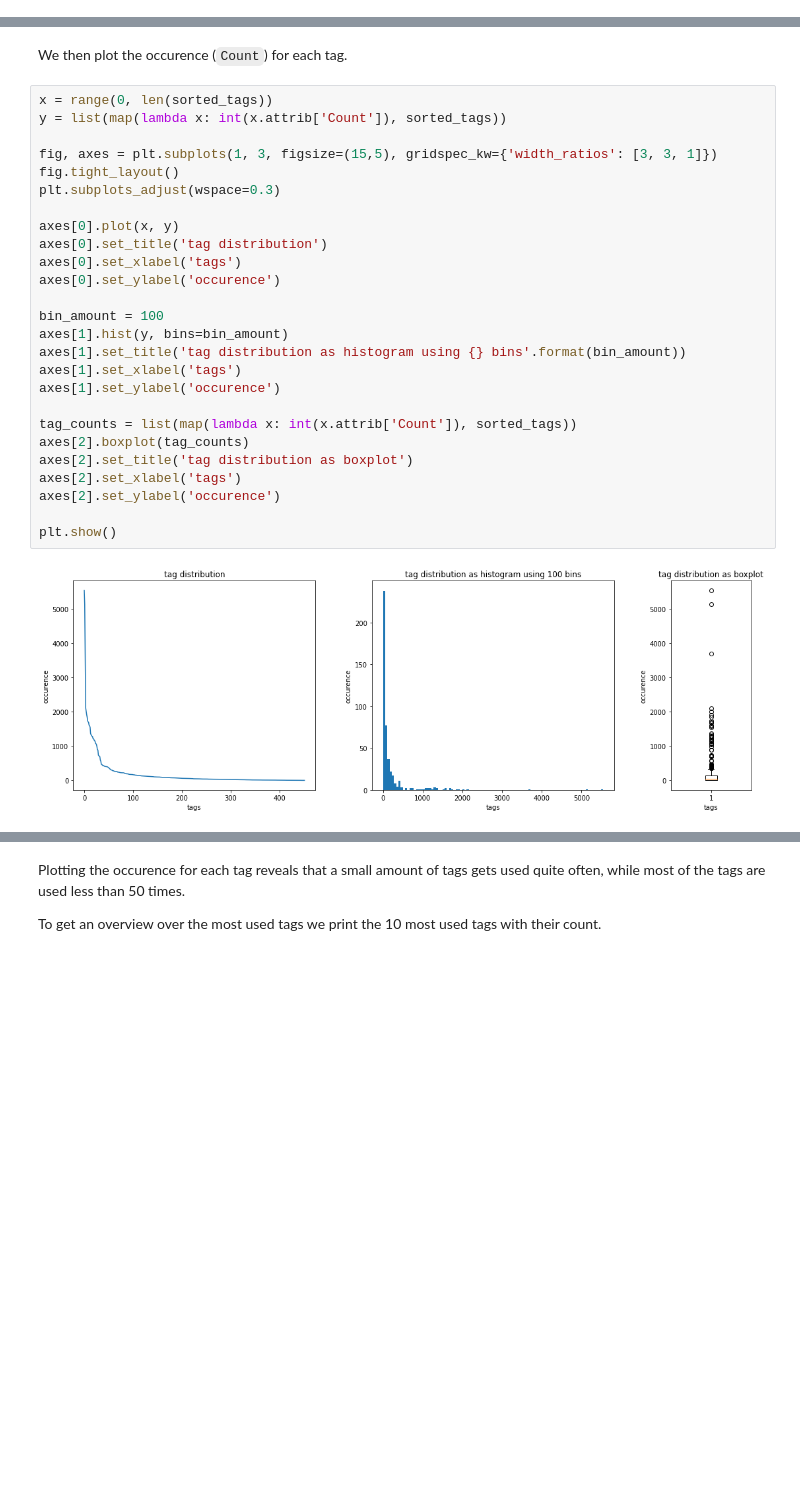
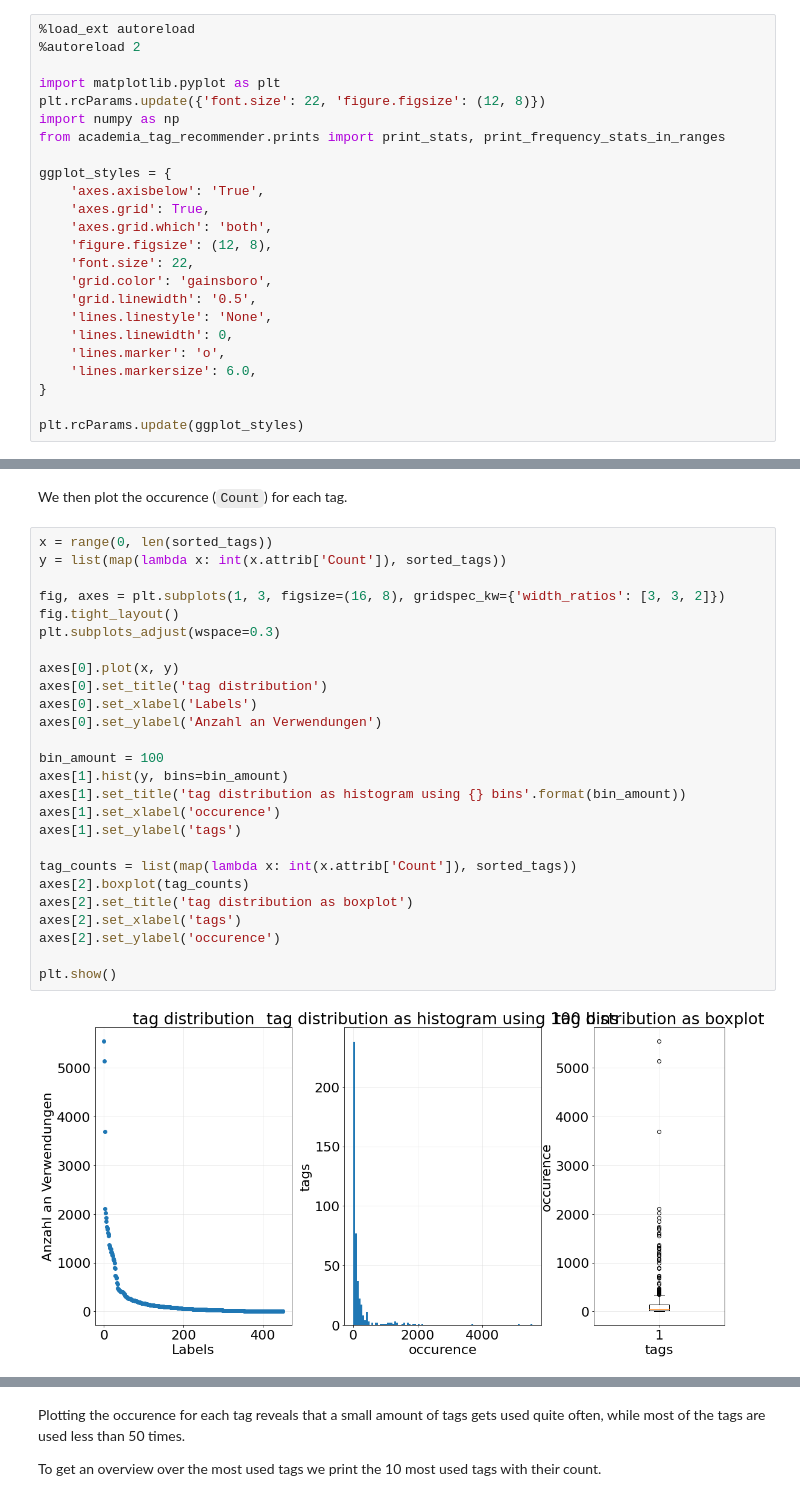
Before and after one commit to gefei-htw/academia_tag_recommender, a Jupyter notebook: notebooks/1.0-me-initial-data-exploration.ipynb, the cells around one changed output, grey strips where cells are left out. Saved outputs shown, nothing was run; the diff lists cells and outputs as text; blank space fills up the shorter version.

Commit message:
UPDATE(notebook 1): graph stylings

```diff
--- a/notebooks/1.0-me-initial-data-exploration.ipynb
+++ b/notebooks/1.0-me-initial-data-exploration.ipynb
@@ -20,3 +13,27 @@ from academia_tag_recommender.prints import print_stats, print_frequency_stats_i
+# %%
+%load_ext autoreload
+%autoreload 2
+
+import matplotlib.pyplot as plt
+plt.rcParams.update({'font.size': 22, 'figure.figsize': (12, 8)})
+import numpy as np
+from academia_tag_recommender.prints import print_stats, print_frequency_stats_in_ranges
+
+ggplot_styles = {
+    'axes.axisbelow': 'True',
+    'axes.grid': True,
+    'axes.grid.which': 'both',
+    'figure.figsize': (12, 8),
+    'font.size': 22,
+    'grid.color': 'gainsboro',
+    'grid.linewidth': '0.5',
+    'lines.linestyle': 'None',
+    'lines.linewidth': 0,
+    'lines.marker': 'o',
+    'lines.markersize': 6.0,
+}
+
+plt.rcParams.update(ggplot_styles)
 # %% [markdown]
 <a id="users"></a>
 # %% [markdown]
@@ -92,28 +109,28 @@ We then plot the occurence (`Count`) for each tag.
 # %%
 x = range(0, len(sorted_tags))
 y = list(map(lambda x: int(x.attrib['Count']), sorted_tags))
 
-fig, axes = plt.subplots(1, 3, figsize=(15,5), gridspec_kw={'width_ratios': [3, 3, 1]})
+fig, axes = plt.subplots(1, 3, figsize=(16, 8), gridspec_kw={'width_ratios': [3, 3, 2]})
 fig.tight_layout()
 plt.subplots_adjust(wspace=0.3)
 
 axes[0].plot(x, y)
 axes[0].set_title('tag distribution')
-axes[0].set_xlabel('tags')
-axes[0].set_ylabel('occurence')
+axes[0].set_xlabel('Labels')
+axes[0].set_ylabel('Anzahl an Verwendungen')
 
 bin_amount = 100
 axes[1].hist(y, bins=bin_amount)
 axes[1].set_title('tag distribution as histogram using {} bins'.format(bin_amount))
-axes[1].set_xlabel('tags')
-axes[1].set_ylabel('occurence')
+axes[1].set_xlabel('occurence')
+axes[1].set_ylabel('tags')
 
 tag_counts = list(map(lambda x: int(x.attrib['Count']), sorted_tags))
 axes[2].boxplot(tag_counts)
 axes[2].set_title('tag distribution as boxplot')
 axes[2].set_xlabel('tags')
 axes[2].set_ylabel('occurence')
 
 plt.show()
 # %% [output]
-[figure, old version]
+[figure, new version]
```
Also changed, not shown: parts of 32 cells of this notebook.
